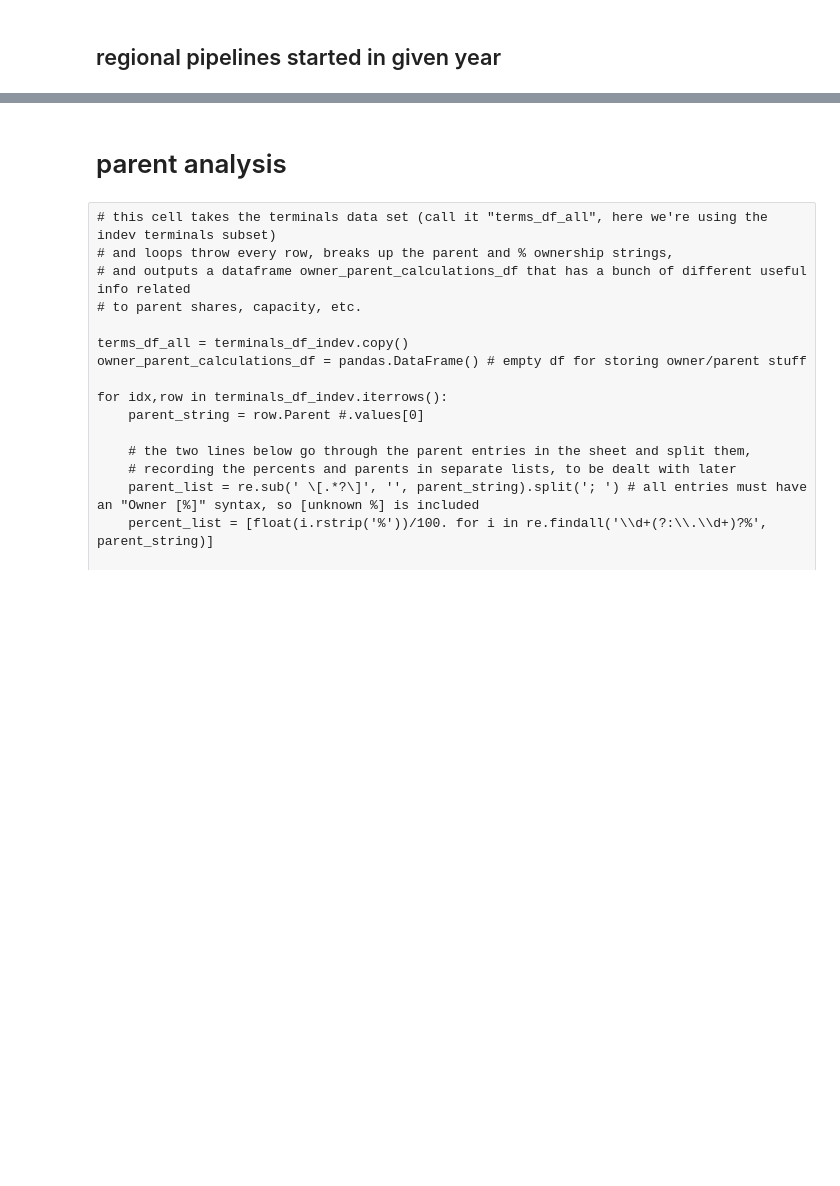
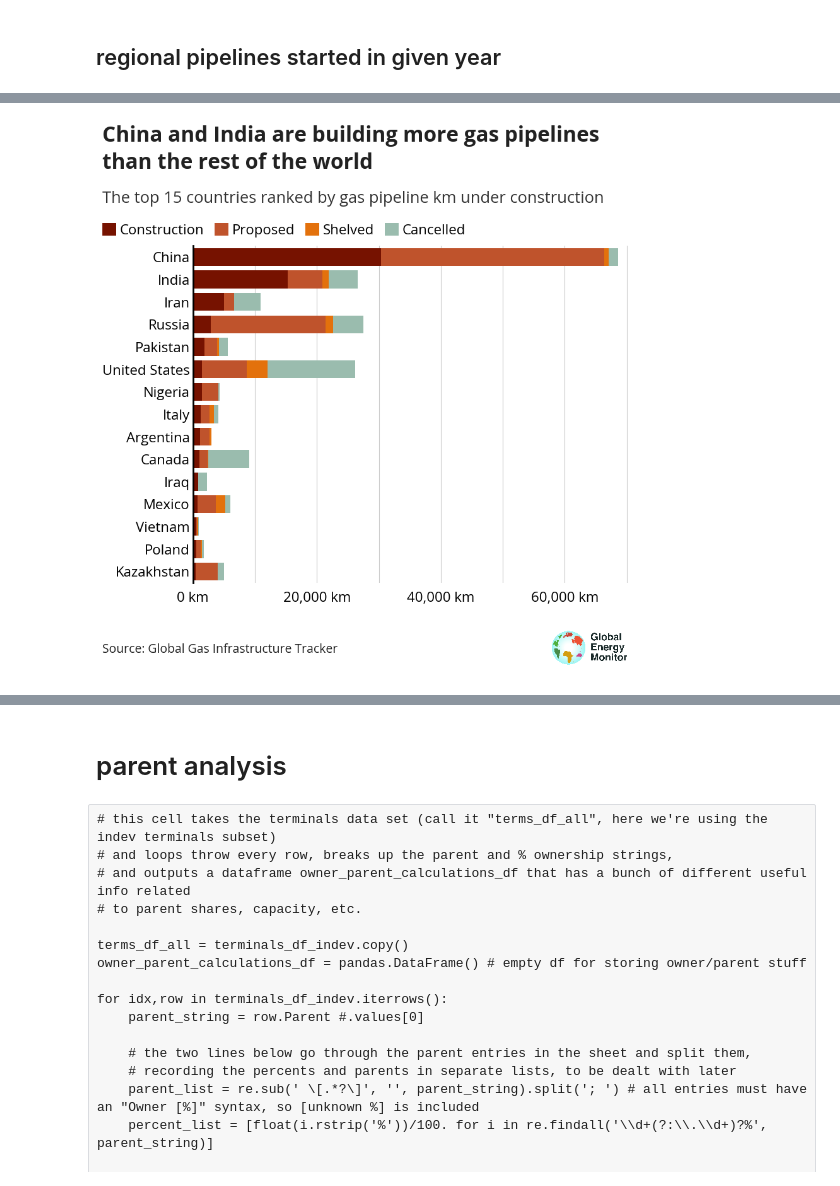
Before and after one commit to GlobalEnergyMonitor/GOIT-GGIT-research, a Jupyter notebook: gas-pipelines-briefing-q3-2023/notebooks/gas-pipelines-briefing-2023-research-calculations.ipynb, the cells around one changed output, grey strips where cells are left out. Drawn from its saved outputs; the diff is of its cells as text; code cells hidden in the pictures; blank space fills up the shorter version.

Commit message:
updates for terminals and pipelines briefings Q4 2023

```diff
--- a/gas-pipelines-briefing-q3-2023/notebooks/gas-pipelines-briefing-2023-research-calculations.ipynb
+++ b/gas-pipelines-briefing-q3-2023/notebooks/gas-pipelines-briefing-2023-research-calculations.ipynb
@@ -1024,6 +1383,4 @@ def adjust_spines(ax, spines):
 # %%
-font_size = 7
-
 width_pixels = 640
 height_pixels = 500
 fig = mp.figure(figsize=(width_pixels/72, height_pixels/72))
@@ -1090,71 +1447,77 @@ ax.set_yticklabels(country_order)
 # add titles, first get the location of the yaxis labels so they can line up exactly
 # call it "x_locatio"
 bbox = ax.get_tightbbox() #ax.get_yticklabels()[-1].get_window_extent()
 x_location,_ = ax.transAxes.inverted().transform([bbox.x0, bbox.y0])
-
-ax.text(s='Top 15 countries constructing gas pipelines',
-        size=base_size*1.5,
-        color=color_title,
-        x=x_location,
-        y=1.25,#1.2,
-        ha='left',
-        va='center',
-        weight=text_weight_bold,
-        transform=ax.transAxes,
-        linespacing=1.35,
-        wrap=False)
-
-ax.text(s='China, India, Iran, Russia, and Pakistan lead the buildout',
-        size=base_size*1.15,
-        color=color_subtitle,
-        x=x_location,
-        y=1.15,
-        ha='left',
-        va='center',
-        weight=text_weight_normal,
-        transform=ax.transAxes,
-        linespacing=1.45,
-        wrap=False)
-
-ax.text(s='Source: Global Gas Infrastructure Tracker\nRanked by km under construction (darkest red bar)',
-        size=base_size*0.875,
-        color=color_title,
-        x=x_location,
-        y=-0.22*450/height_pixels, # make sure the caption adjust appropriately relative to default height of 450
-        ha='left',
-        va='center',
-        weight=text_weight_normal,
-        transform=ax.transAxes,
-        linespacing=1.2,
-        wrap=False)
-
-ax.legend(fontsize=base_size,
+legend = ax.legend(fontsize=base_size,
           frameon=False,
           loc='lower left',
           bbox_to_anchor=(x_location,1.025),
           bbox_transform=ax.transAxes,
           handlelength=1,
           handleheight=1,
           ncols=4,
           borderpad=0,
           borderaxespad=0,
           columnspacing=0.75,
           handletextpad=0.25)
 
+# now get tight bbox again for further placement AFTER legend is added
+bbox = legend.get_tightbbox(renderer=fig.canvas.renderer)
+x_location,y_location = ax.transAxes.inverted().transform([bbox.x0, bbox.y1])
+ax.text(s='The top 15 countries ranked by gas pipeline km under construction',
+        size=base_size*1.15,
+        color=color_subtitle,
+        x=x_location,
+        y=y_location+0.05,
+        ha='left',
+        va='bottom',
+        weight=text_weight_normal,
+        transform=ax.transAxes,
+        linespacing=1.45,
+        wrap=True)
+
+bbox_with_subtitle = ax.get_tightbbox(renderer=fig.canvas.renderer)
+x_location_subtitle,y_location_subtitle = ax.transAxes.inverted().transform([bbox_with_subtitle.x0, bbox_with_subtitle.y1])
+ax.text(s='China and India are building more gas pipelines\nthan the rest of the world',
+        size=base_size*1.5,
+        color=color_title,
+        x=x_location,
+        y=y_location_subtitle+0.05,#1.2,
+        ha='left',
+        va='bottom',
+        weight=text_weight_bold,
+        transform=ax.transAxes,
+        linespacing=1.35,
+        wrap=False)
+
+ax.text(s='Source: Global Gas Infrastructure Tracker',
+        size=base_size*0.875,
+        color=color_title,
+        x=x_location,
+        y=-0.22*450/height_pixels, # make sure the caption adjust appropriately relative to default height of 450
+        ha='left',
+        va='center',
+        weight=text_weight_normal,
+        transform=ax.transAxes,
+        linespacing=1.2,
+        wrap=False)
+
 gem_logo = matplotlib.image.imread('/Users/baird/Dropbox/_git_ALL/_github-repos-gem/gemplot-python/data/gem_logo_padding.png')
 logo_image_box = matplotlib.offsetbox.OffsetImage(gem_logo, zoom=0.035)
 logo_annotation_box = matplotlib.offsetbox.AnnotationBbox(logo_image_box,
                                                           (1,0), # sets box alignment to lower right corder
                                                           xycoords='axes fraction',
                                                           box_alignment=(1.,2.15),
                                                           frameon=False)
 ax.add_artist(logo_annotation_box)
 
-mp.savefig('../figures/Figure01-gas-pipelines_top-20-countries-sorted-by-construction.png',
+mp.savefig('../figures/Figure02-gas-pipelines_top-20-countries-sorted-by-construction.png',
           bbox_inches='tight',
           transparent=False,
-          dpi=600)
+          dpi=300)
 
-mp.savefig('../figures/Figure01-gas-pipelines_top-20-countries-sorted-by-construction.pdf',
+mp.savefig('../figures/Figure02-gas-pipelines_top-20-countries-sorted-by-construction.pdf',
           bbox_inches='tight',
           transparent=False)
+# %% [output]
+[figure, added]
```
Also changed, not shown: parts of 105 cells of this notebook, 13 other files.
